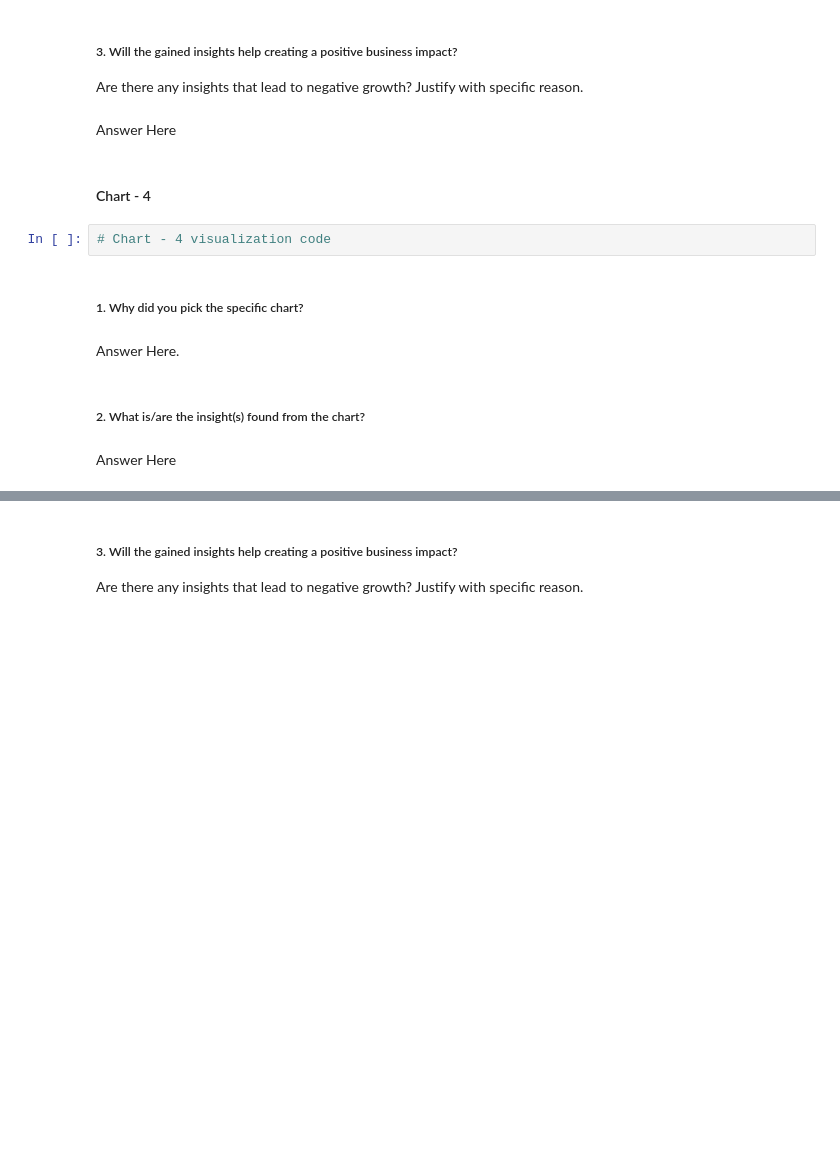
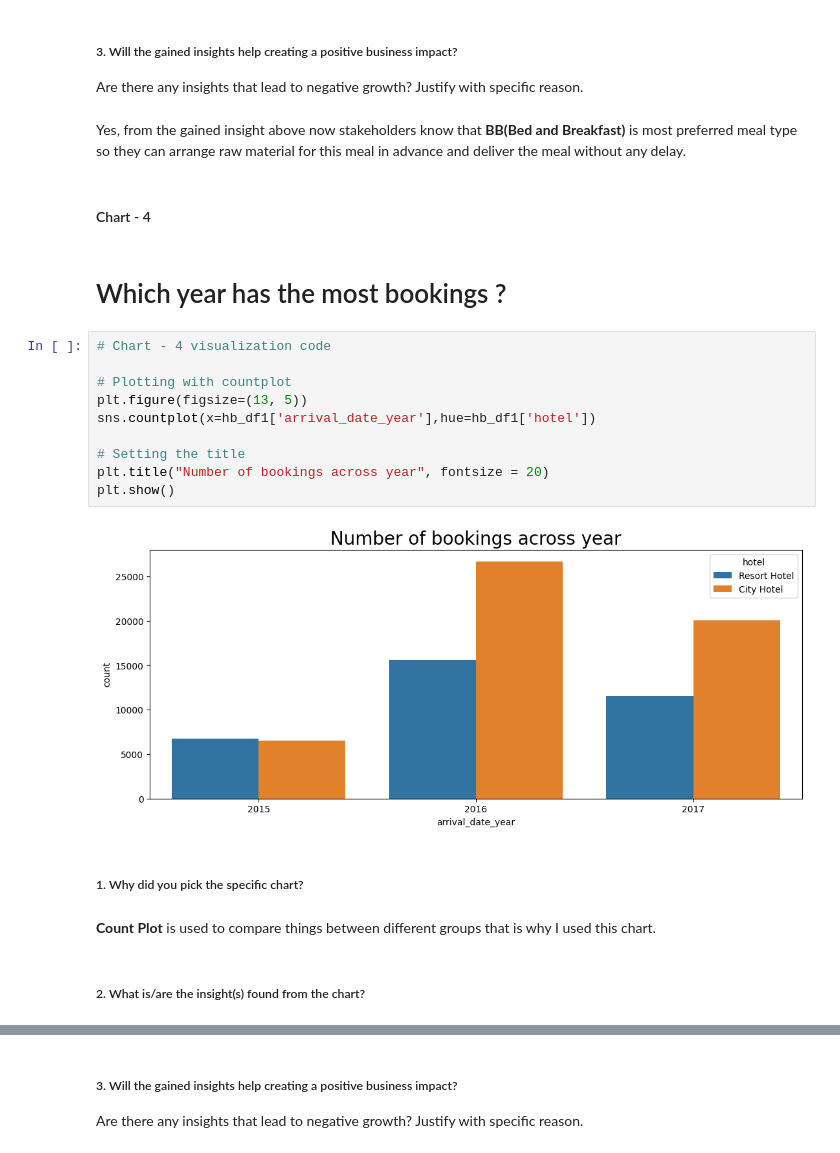
Before and after one commit to khanimrangithu/capstone2-hotel-booking-analysis, a Jupyter notebook: Copy_of_Sample_EDA_Submission_Template.ipynb, the cells around one changed output, grey strips where cells are left out. Saved outputs shown, nothing was run; the diff lists cells and outputs as text; blank space fills up the shorter version.

```diff
--- a/Copy_of_Sample_EDA_Submission_Template.ipynb
+++ b/Copy_of_Sample_EDA_Submission_Template.ipynb
@@ -507,17 +569,27 @@ Answer Here
 # %% [markdown]
 ##### 3. Will the gained insights help creating a positive business impact?
 Are there any insights that lead to negative growth? Justify with specific reason.
-# %% [markdown]
-Answer Here
+# %% [markdown]
+Yes, from the gained insight above now stakeholders know that **BB(Bed and Breakfast)** is most preferred meal type so they can arrange raw material for this meal in advance and deliver the meal without any delay.
 # %% [markdown]
 #### Chart - 4
-# %%
-# Chart - 4 visualization code
+# %% [markdown]
+# Which year has the most bookings ?
+# %%
+# Chart - 4 visualization code
+
+# Plotting with countplot
+plt.figure(figsize=(13, 5))
+sns.countplot(x=hb_df1['arrival_date_year'],hue=hb_df1['hotel'])
+
+# Setting the title
+plt.title("Number of bookings across year", fontsize = 20)
+plt.show()
+# %% [output]
+[figure, added]
 # %% [markdown]
 ##### 1. Why did you pick the specific chart?
-# %% [markdown]
-Answer Here.
+# %% [markdown]
+**Count Plot** is used to compare things between different groups that is why I used this chart.
 # %% [markdown]
 ##### 2. What is/are the insight(s) found from the chart?
-# %% [markdown]
-Answer Here
```
Also changed, not shown: parts of 119 cells of this notebook.
